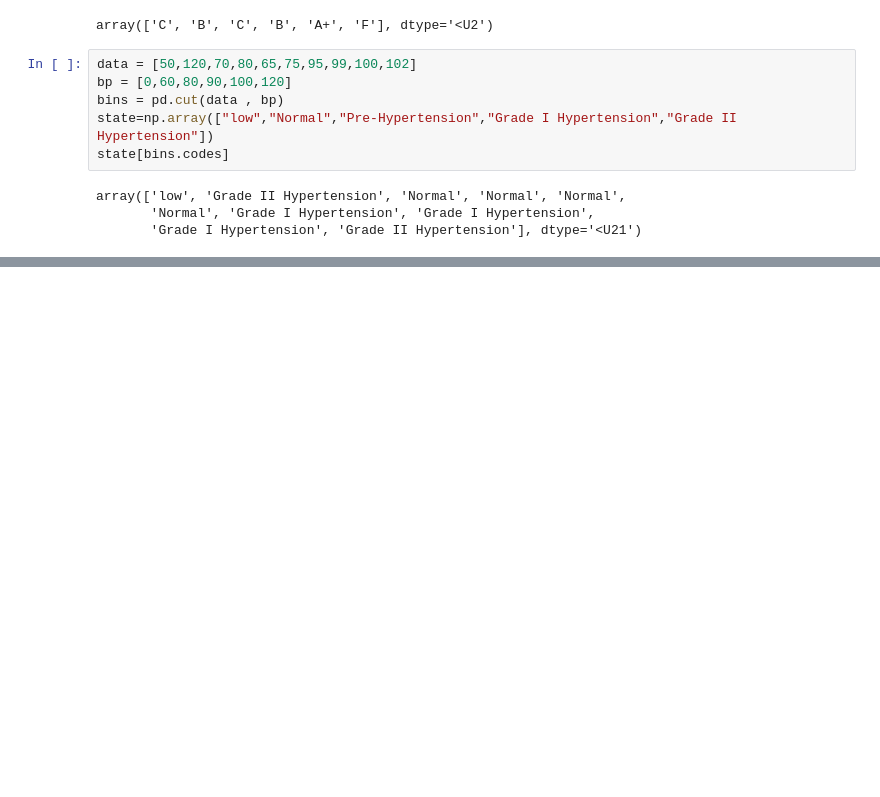
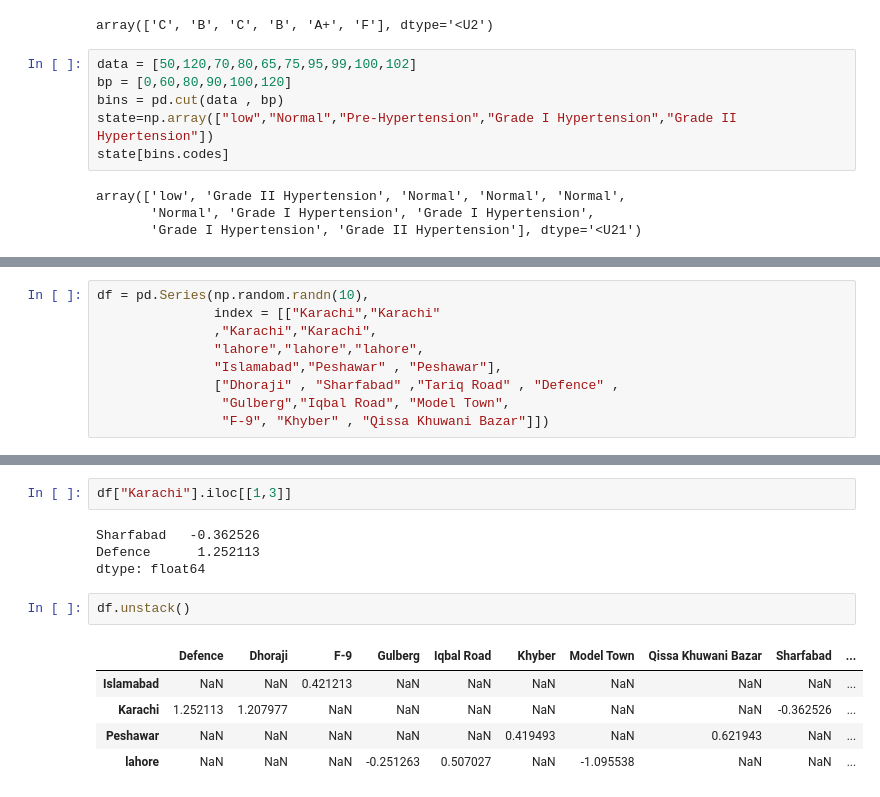
Before and after one commit to MuhammadHamzaAfzal/Python_Class_Work_jz, a Jupyter notebook: Pandas_8.ipynb, the cells around one changed output, grey strips where cells are left out. Cells and saved outputs as stored; diff of their text form; blank space fills up the shorter version.

```diff
--- a/Pandas_8.ipynb
+++ b/Pandas_8.ipynb
@@ -49,0 +148,9 @@ array(['low', 'Grade II Hypertension', 'Normal', 'Normal', 'Normal',
+# %%
+df = pd.Series(np.random.randn(10),
+               index = [["Karachi","Karachi"
+               ,"Karachi","Karachi",
+               "lahore","lahore","lahore",
+               "Islamabad","Peshawar" , "Peshawar"],
+               ["Dhoraji" , "Sharfabad" ,"Tariq Road" , "Defence" ,
+                "Gulberg","Iqbal Road", "Model Town",
+                "F-9", "Khyber" , "Qissa Khuwani Bazar"]])
@@ -49,0 +186,14 @@ array(['low', 'Grade II Hypertension', 'Normal', 'Normal', 'Normal',
+# %%
+df["Karachi"].iloc[[1,3]]
+# %% [output]
+Sharfabad   -0.362526
+Defence      1.252113
+dtype: float64
+# %%
+df.unstack()
+# %% [output]
+|  | Defence | Dhoraji | F-9 | Gulberg | Iqbal Road | Khyber | Model Town | Qissa Khuwani Bazar | Sharfabad | ... |
+| Islamabad | NaN | NaN | 0.421213 | NaN | NaN | NaN | NaN | NaN | NaN | ... |
+| Karachi | 1.252113 | 1.207977 | NaN | NaN | NaN | NaN | NaN | NaN | -0.362526 | ... |
+| Peshawar | NaN | NaN | NaN | NaN | NaN | 0.419493 | NaN | 0.621943 | NaN | ... |
+| lahore | NaN | NaN | NaN | -0.251263 | 0.507027 | NaN | -1.095538 | NaN | NaN | ... |
```
Also changed, not shown: parts of 20 cells of this notebook.
